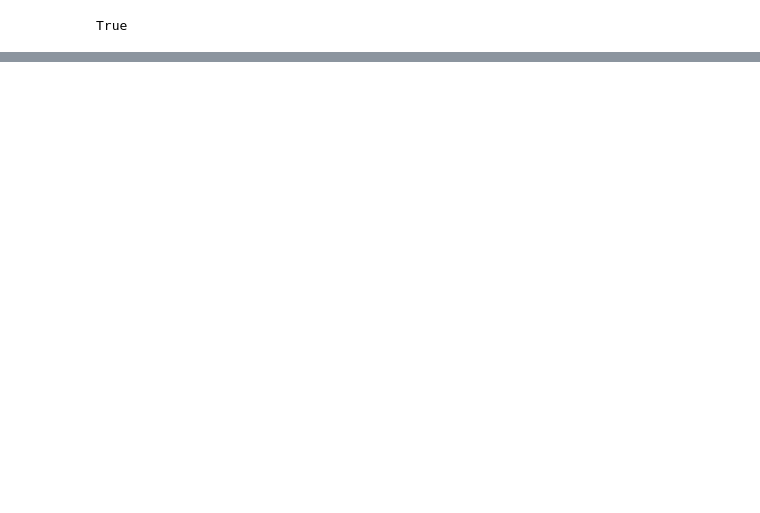
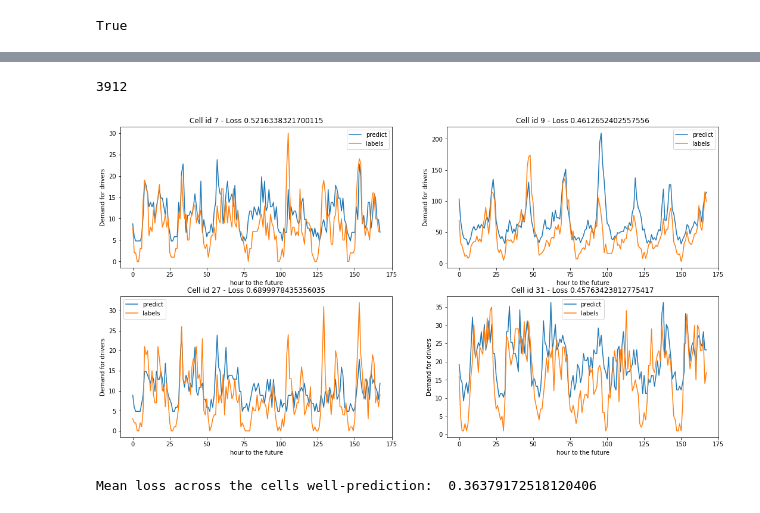
Before and after one commit to klokik/BraveLobsterDSTrack, a Jupyter notebook: GeoMapLocs.ipynb, the cells around one changed output, grey strips where cells are left out. Cells and saved outputs as stored; diff of their text form; code cells hidden in the pictures; blank space fills up the shorter version.

```diff
--- a/GeoMapLocs.ipynb
+++ b/GeoMapLocs.ipynb
@@ -189,0 +191,78 @@ True
+# %%
+tseries = img.transpose()
+
+split_pos = tseries.shape[1] - 24*7
+print(split_pos)
+
+train_s = tseries[:, :split_pos]
+test_s = tseries[:, split_pos:]
+# %% [output]
+3912
+# %%
+from numpy import fft
+
+def fourierExtrapolation(x, n_predict, bins = 2000):
+    n = x.size
+    n_harm = bins
+    t = np.arange(0, n)
+    p = np.polyfit(t, x, 1)         # find linear trend in x
+    x_notrend = x - p[0] * t        # detrended x
+    x_freqdom = fft.fft(x_notrend)  # detrended x in frequency domain
+    f = fft.fftfreq(n)              # frequencies
+    indexes = list(range(n))
+
+    indexes.sort(key = lambda i: np.absolute(f[i]))
+
+    t = np.arange(0, n + n_predict)
+    restored_sig = np.zeros(t.size)
+    for i in indexes[:1 + n_harm * 2]:
+        ampli = np.absolute(x_freqdom[i]) / n
+        phase = np.angle(x_freqdom[i])
+        restored_sig += ampli * np.cos(2 * np.pi * f[i] * t + phase)
+    return restored_sig + p[0] * t
+# %%
+def loss(xs, ys):
+    return np.mean(np.square(np.log((xs + 1) / (ys + 1))))
+# %%
+
+fig = plt.figure(figsize = (18, 1.2 * 8))
+
+# for j,i in enumerate([3, 6, 7, 9, 15, 24, 27, 31]): #range(38):
+for j,i in enumerate([7, 9, 27, 31]):
+# for j,i in enumerate(range(42)):
+    xs = train_s[i]
+    exp_xs = fourierExtrapolation(xs, test_s.shape[1], 2000)
+    pred_xs = exp_xs[split_pos:]
+
+    err = loss(pred_xs, test_s[i])
+
+    a = fig.add_subplot(2, 2, j + 1)
+    plt.plot(pred_xs, label = "predict")
+    plt.plot(test_s[i], label = "true")
+    plt.xlabel("hour to the future")
+    plt.ylabel("Demand for drivers")
+    plt.legend(["predict", "labels"])
+    a.set_title("Cell id {} - Loss {}".format(i, err))
+# %% [output]
+[figure, added]
+# %%
+errs = []
+
+predictions = []
+ground_truth = []
+
+for i in range(len(hex_set)):
+    xs = train_s[i]
+    exp_xs = fourierExtrapolation(xs, test_s.shape[1])
+    pred_xs = exp_xs[split_pos:]
+
+    predictions.append(pred_xs)
+#     ground_truth.append(exp_xs)
+
+    errs.append(loss(pred_xs, test_s[i]))
+
+print("Mean loss across the cells well-prediction: ", np.mean(errs))
+predictions = np.array(predictions)
+# ground_truth = np.array(ground_truth)
+# %% [output]
+Mean loss across the cells well-prediction:  0.36379172518120406
```
Also changed, not shown: parts of 11 cells of this notebook, 3 other files.
